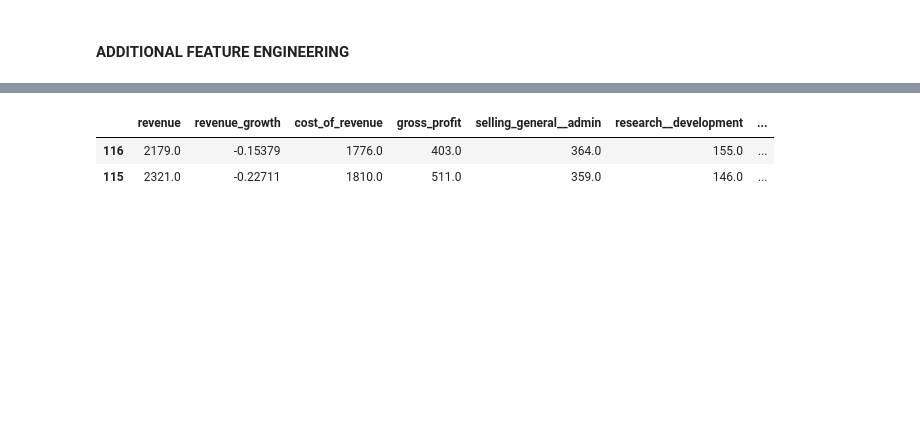
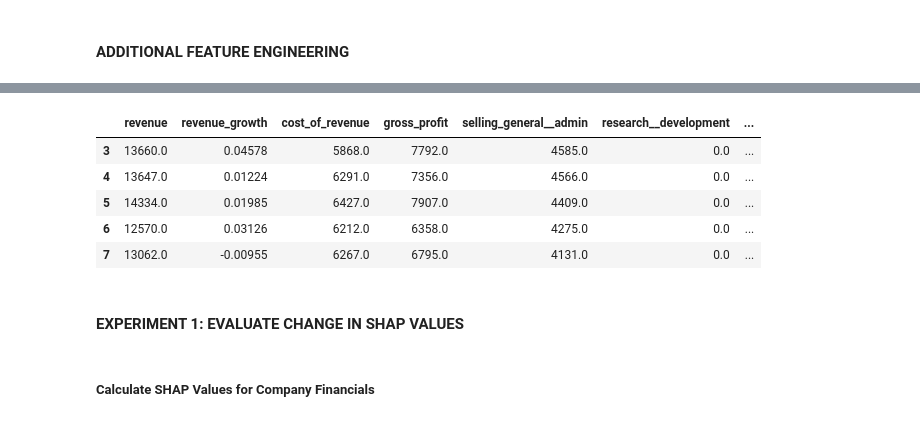
Before and after one commit to jasonericr/dissertation, a Jupyter notebook: dissertation.ipynb, the cells around one changed output, grey strips where cells are left out. Saved outputs shown, nothing was run; the diff lists cells and outputs as text; code cells hidden in the pictures; blank space fills up the shorter version.

```diff
--- a/dissertation.ipynb
+++ b/dissertation.ipynb
@@ -221,7 +158,7 @@ for file in uploaded.keys():
     # concatenate all 4 different fin statements into temp df and add field for ticker symbol
     temp_df = pd.concat([income_stmt_t, income_stmt_ttm_t, bs_stmt_t, cf_stmt_t, ratios_stmt_t], axis=1)
     temp_df = temp_df.drop(columns=['index_v', 'index_x', 'index_y', 'index_z', 'date_x', 'date_y', 'date_z'])
-    temp_df['ticker_symbol'] = file.replace('-financials.xlsx', '')
+    temp_df['ticker_symbol'] = file.replace('-financials (1).xlsx', '')
 
 
     if df.empty:
@@ -416,11 +348,8 @@ plt.show()
 #### ADDITIONAL FEATURE ENGINEERING
 # %%
 
-# add field designating whether report date is prior to Robinhood launch (4/2013)
-#df_sorted['after_rbhd'] = np.where(df_sorted['Date']>='2013-04-01', 1, 0)
-
 # # remove Date field as no longer needed given Index provides chronological variable
-df_no_date = df_sorted.drop(columns=['Date'])
+df_no_date = df_no_null_stock_chng.drop(columns=['Date'])
 
 # # Drop columns with no data
 no_missing_data_mask = ((df_no_date.isnull().sum()/df_no_date.shape[0]) != 100.00)
@@ -437,0 +367,3 @@ df_filtered.head()
+# %%
+# Remove columns that have 100% null values
+df_filtered = df_no_date.dropna(axis=1, how='all')
@@ -529,6 +453,9 @@ dtype: int64
 # %%
-df_filtered_copy.head(2)
+df_filtered_copy.head()
 # %% [output]
 |  | revenue | revenue_growth | cost_of_revenue | gross_profit | selling_general__admin | research__development | ... |
-| 116 | 2179.0 | -0.15379 | 1776.0 | 403.0 | 364.0 | 155.0 | ... |
-| 115 | 2321.0 | -0.22711 | 1810.0 | 511.0 | 359.0 | 146.0 | ... |
+| 3 | 13660.0 | 0.04578 | 5868.0 | 7792.0 | 4585.0 | 0.0 | ... |
+| 4 | 13647.0 | 0.01224 | 6291.0 | 7356.0 | 4566.0 | 0.0 | ... |
+| 5 | 14334.0 | 0.01985 | 6427.0 | 7907.0 | 4409.0 | 0.0 | ... |
+| 6 | 12570.0 | 0.03126 | 6212.0 | 6358.0 | 4275.0 | 0.0 | ... |
+| 7 | 13062.0 | -0.00955 | 6267.0 | 6795.0 | 4131.0 | 0.0 | ... |
@@ -535 +465,5 @@ df_filtered_copy.head(2)
+# %% [markdown]
+#### EXPERIMENT 1: EVALUATE CHANGE IN SHAP VALUES
+# %% [markdown]
+##### Calculate SHAP Values for Company Financials
 # %%
```
Also changed, not shown: parts of 103 cells of this notebook.
